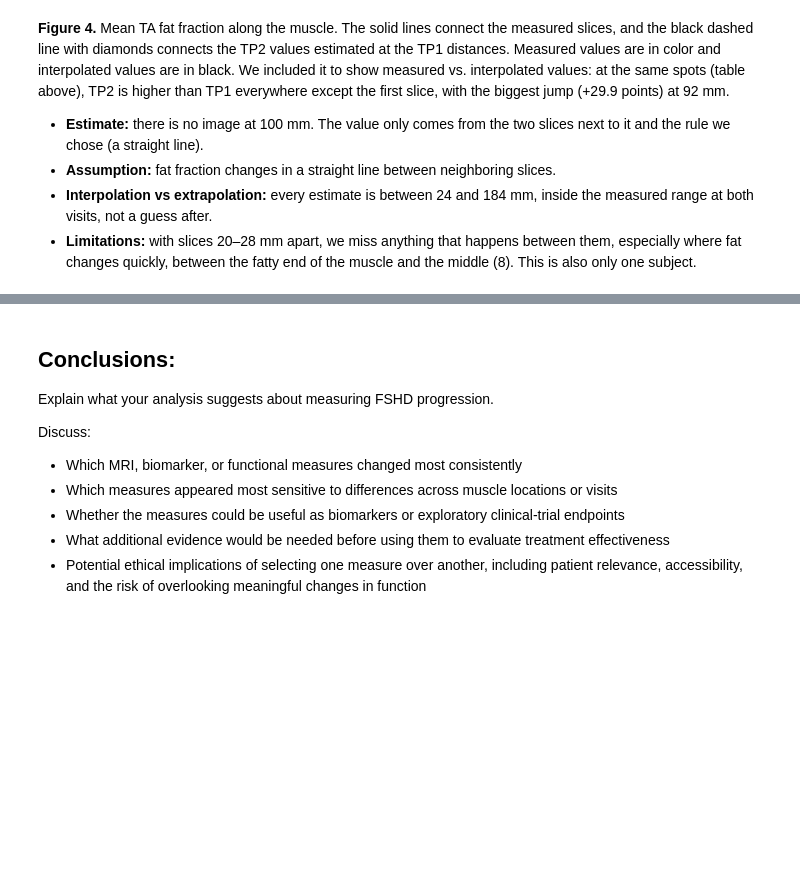
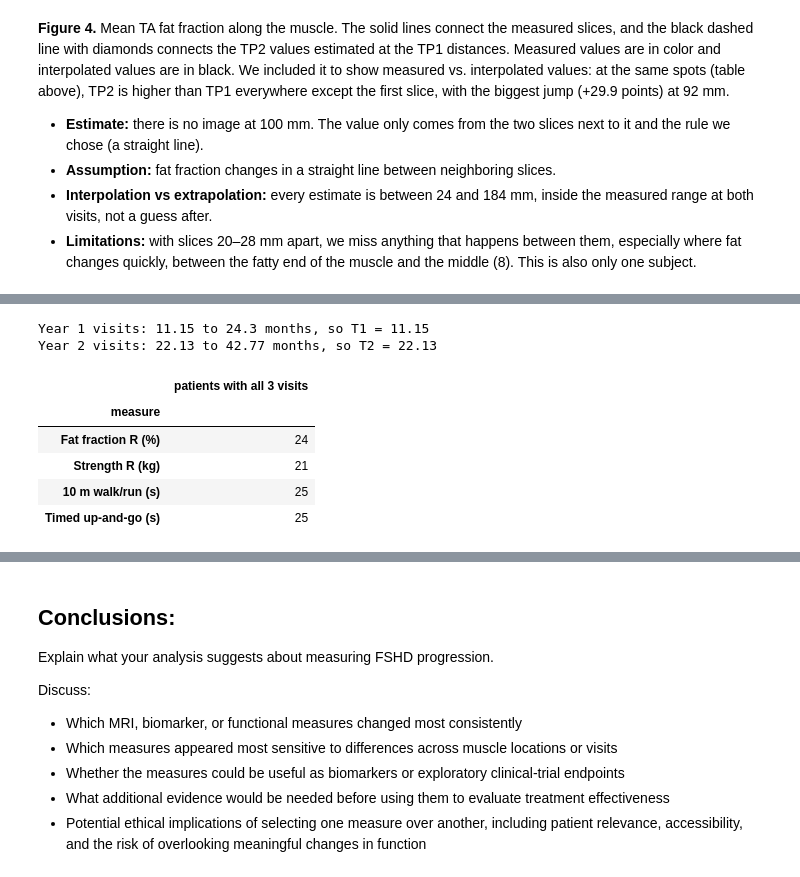
Before and after one commit to IliyaSomov-code/Module-2-Collab, a Jupyter notebook: FSHD_IliyaMakayla_Project.ipynb, the cells around one changed output, grey strips where cells are left out. Cells and saved outputs as stored; diff of their text form; code cells hidden in the pictures; blank space fills up the shorter version.

```diff
--- a/FSHD_IliyaMakayla_Project.ipynb
+++ b/FSHD_IliyaMakayla_Project.ipynb
@@ -505,0 +515,42 @@ TP1 at 100 mm: 26.9% by hand, 26.9% with interp1d
+# %%
+from scipy.interpolate import interp1d
+from scipy import stats
+
+T1 = clinical["lag_months_y1"].min()   # earliest Year 1 visit
+T2 = clinical["lag_months_y2"].min()   # earliest Year 2 visit
+print(f"Year 1 visits: {T1} to {clinical['lag_months_y1'].max()} months, so T1 = {T1}")
+print(f"Year 2 visits: {T2} to {clinical['lag_months_y2'].max()} months, so T2 = {T2}")
+
+months = ["lag_months_baseline", "lag_months_y1", "lag_months_y2"]
+measures = {
+    "Fat fraction R (%)": ["ff_baseline_R", "ff_y1_R", "ff_y2_R"],
+    "Strength R (kg)": ["dorsiflexion_qmt_R_baseline", "dorsiflexion_qmt_R_y1",
+                        "dorsiflexion_qmt_R_y2"],
+    "10 m walk/run (s)": ["wr_10_baseline", "wr_10_y1", "wr_10_y2"],
+    "Timed up-and-go (s)": ["tug_time_baseline", "tug_time_y1", "tug_time_y2"],
+}
+
+rows = []
+for _, pat in clinical.iterrows():
+    t = pat[months].to_numpy(dtype=float)
+    for name, cols in measures.items():
+        y = pat[cols].to_numpy(dtype=float)
+        if np.isnan(t).any() or np.isnan(y).any() or not (t[0] < t[1] < t[2]):
+            continue   # need all 3 visits, in time order
+        rows.append({"subject_id": pat["subject_id"], "measure": name,
+                     "T1": float(interp1d(t[:2], y[:2])(T1)),                 # linear: baseline + Year 1
+                     "T2": float(interp1d(t, y, kind="quadratic")(T2))})     # quadratic: all 3 visits
+
+est = pd.DataFrame(rows)
+est["pct_change"] = (est["T2"] - est["T1"]) / est["T1"] * 100
+est.to_csv("interpolated_estimates.csv", index=False)
+est.groupby("measure", sort=False).size().to_frame("patients with all 3 visits")
+# %% [output]
+Year 1 visits: 11.15 to 24.3 months, so T1 = 11.15
+Year 2 visits: 22.13 to 42.77 months, so T2 = 22.13
+|  | patients with all 3 visits |
+| measure |  |
+| Fat fraction R (%) | 24 |
+| Strength R (kg) | 21 |
+| 10 m walk/run (s) | 25 |
+| Timed up-and-go (s) | 25 |
```
Also changed, not shown: parts of 7 cells of this notebook, 1 other file.
